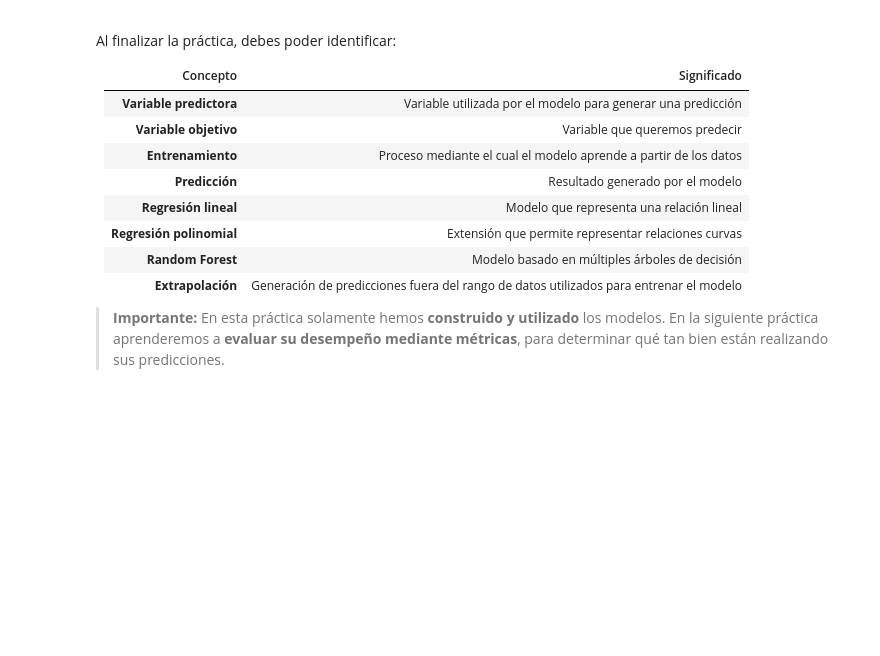
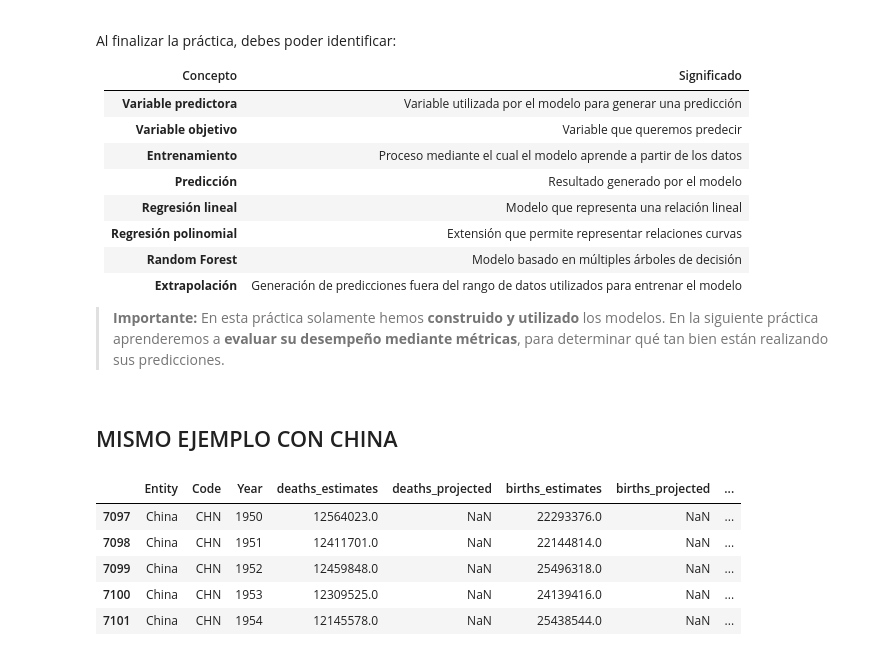
Before and after one commit to SaulFnck/BigData, a Jupyter notebook: U2_1_modelos/notebooks/U3_1_modelos_regresion_demografia.ipynb, the cells around one changed output. Drawn from its saved outputs; the diff is of its cells as text; code cells hidden in the pictures; blank space fills up the shorter version.

```diff
--- a/U2_1_modelos/notebooks/U3_1_modelos_regresion_demografia.ipynb
+++ b/U2_1_modelos/notebooks/U3_1_modelos_regresion_demografia.ipynb
@@ -1095,3 +1095,16 @@ Al finalizar la práctica, debes poder identificar:
 | **Extrapolación** | Generación de predicciones fuera del rango de datos utilizados para entrenar el modelo |
 
 > **Importante:** En esta práctica solamente hemos **construido y utilizado** los modelos. En la siguiente práctica aprenderemos a **evaluar su desempeño mediante métricas**, para determinar qué tan bien están realizando sus predicciones.
+# %% [markdown]
+## MISMO EJEMPLO CON CHINA
+# %%
+pais = "China"
+df_china = df[df["Entity"] == pais]
+df_china.head()
+# %% [output]
+|  | Entity | Code | Year | deaths_estimates | deaths_projected | births_estimates | births_projected | ... |
+| 7097 | China | CHN | 1950 | 12564023.0 | NaN | 22293376.0 | NaN | ... |
+| 7098 | China | CHN | 1951 | 12411701.0 | NaN | 22144814.0 | NaN | ... |
+| 7099 | China | CHN | 1952 | 12459848.0 | NaN | 25496318.0 | NaN | ... |
+| 7100 | China | CHN | 1953 | 12309525.0 | NaN | 24139416.0 | NaN | ... |
+| 7101 | China | CHN | 1954 | 12145578.0 | NaN | 25438544.0 | NaN | ... |
```
Also changed, not shown: parts of 6 cells of this notebook, 3 other files.
